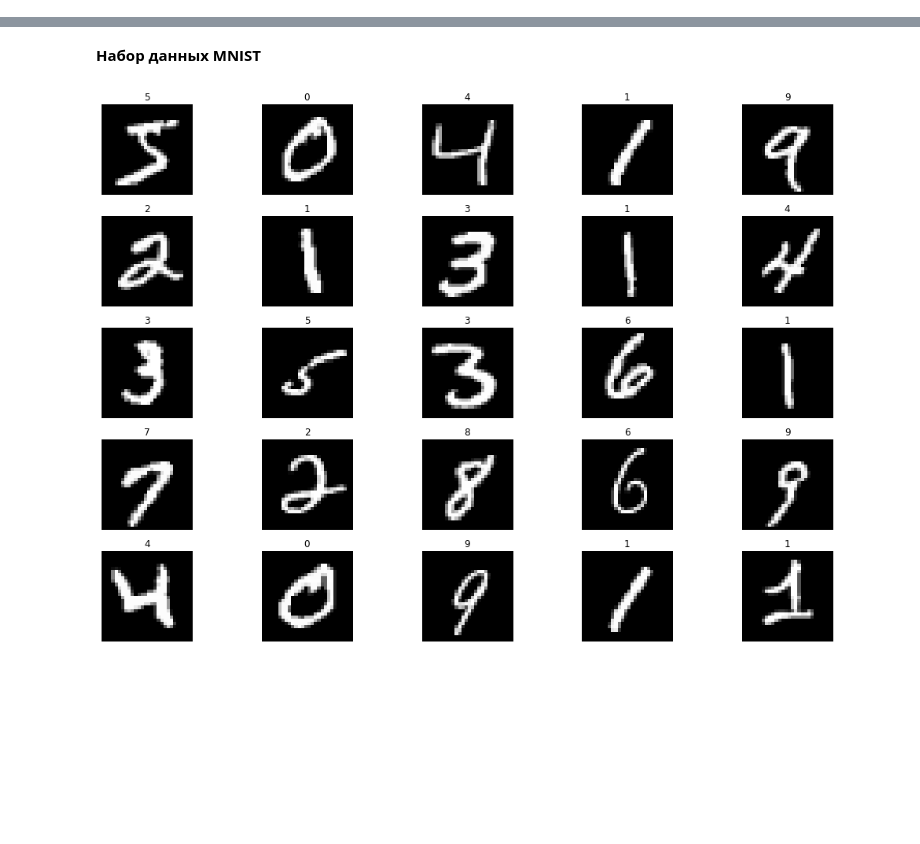
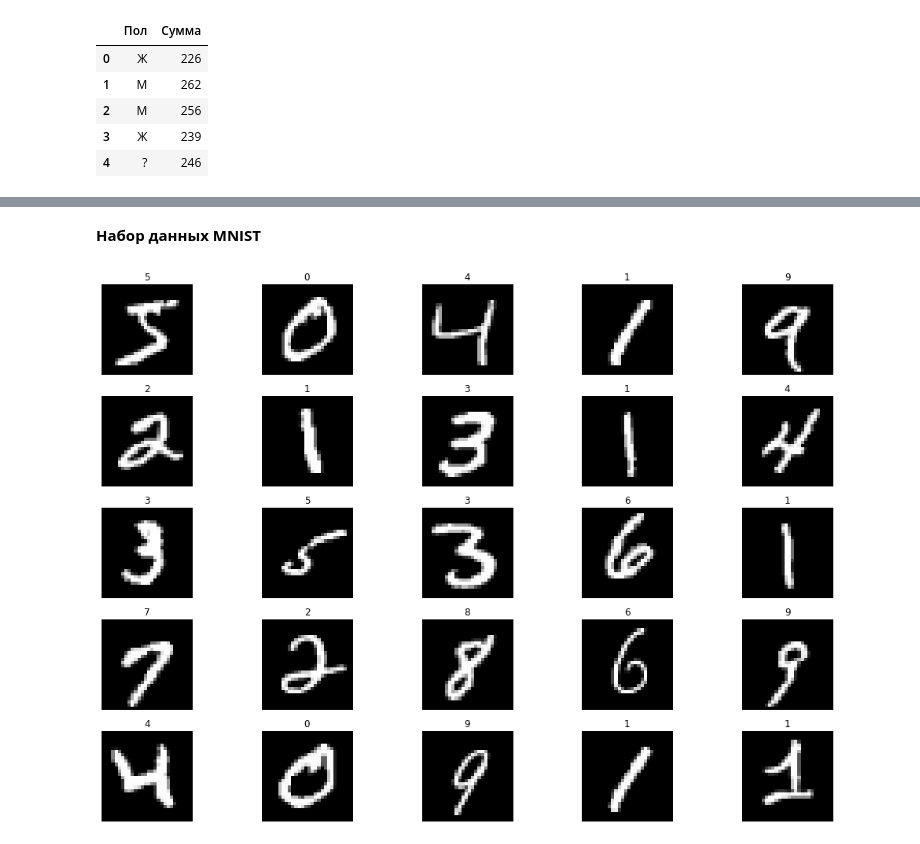
Before and after one commit to BelotserkovskiyVA/perception, a Jupyter notebook: perceptron.ipynb, the cells around one changed output, grey strips where cells are left out. Cells and saved outputs as stored; diff of their text form; code cells hidden in the pictures; blank space fills up the shorter version.

```diff
--- a/perceptron.ipynb
+++ b/perceptron.ipynb
@@ -0,0 +36,17 @@
+# %%
+# Зачем суммировать всё?
+data_sum = [[df['Пол'][0], df.values[0][:2].sum()],
+            [df['Пол'][1], df.values[1][:2].sum()],
+            [df['Пол'][2], df.values[2][:2].sum()],
+            [df['Пол'][3], df.values[3][:2].sum()],
+            [df['Пол'][4], df.values[4][:2].sum()]]
+df_sum = pd.DataFrame(data_sum,
+                      columns = ['Пол', 'Сумма'])
+df_sum
+# %% [output]
+|  | Пол | Сумма |
+| 0 | Ж | 226 |
+| 1 | М | 262 |
+| 2 | М | 256 |
+| 3 | Ж | 239 |
+| 4 | ? | 246 |
```
Also changed, not shown: parts of 11 cells of this notebook.
